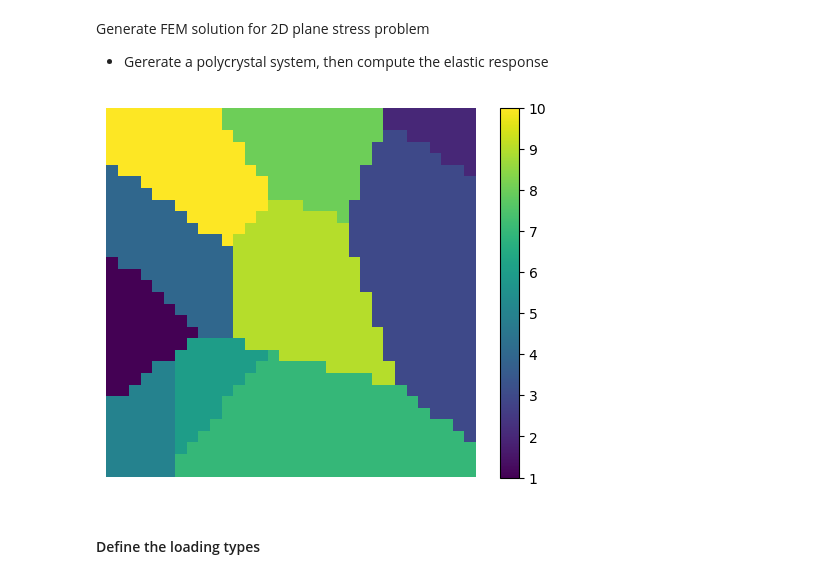
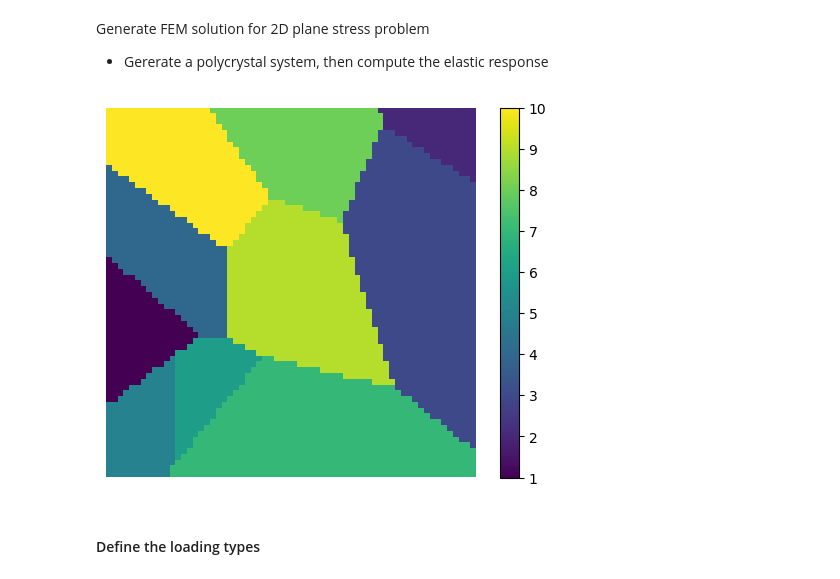
Before and after one commit to ymlasu/MFEA-Net, a Jupyter notebook: data/elasticity_polycrystal.ipynb, the cells around one changed output. Saved outputs shown, nothing was run; the diff lists cells and outputs as text; code cells hidden in the pictures.

```diff
--- a/data/elasticity_polycrystal.ipynb
+++ b/data/elasticity_polycrystal.ipynb
@@ -42,16 +42,16 @@ def create_voronoi(n_seeds, n_elem):
 # %%
 n_test_data = 1
 n_phase = 10
-n_elem = 2**5
-hsize = 0.2 # mm
+n_elem = 2**6
+hsize = 0.1 # mm
 nneumann = 1 # number of neumann boundaries is 1
 mode = 'plane_stress'
 datafile = "data_elasticity/polycrystal.h5"
 
 grid = create_voronoi(n_phase, n_elem)
 plot_image(grid)
 # %% [output]
-[figure, old version]
+[figure, new version]
 # %%
 def create_Emu(grid, n_phase, E_range, mu_range):
     # Assuming 'num_seeds' is the number of phases from the previous example
```
Also changed, not shown: parts of 3 cells of this notebook, 11 other files.
